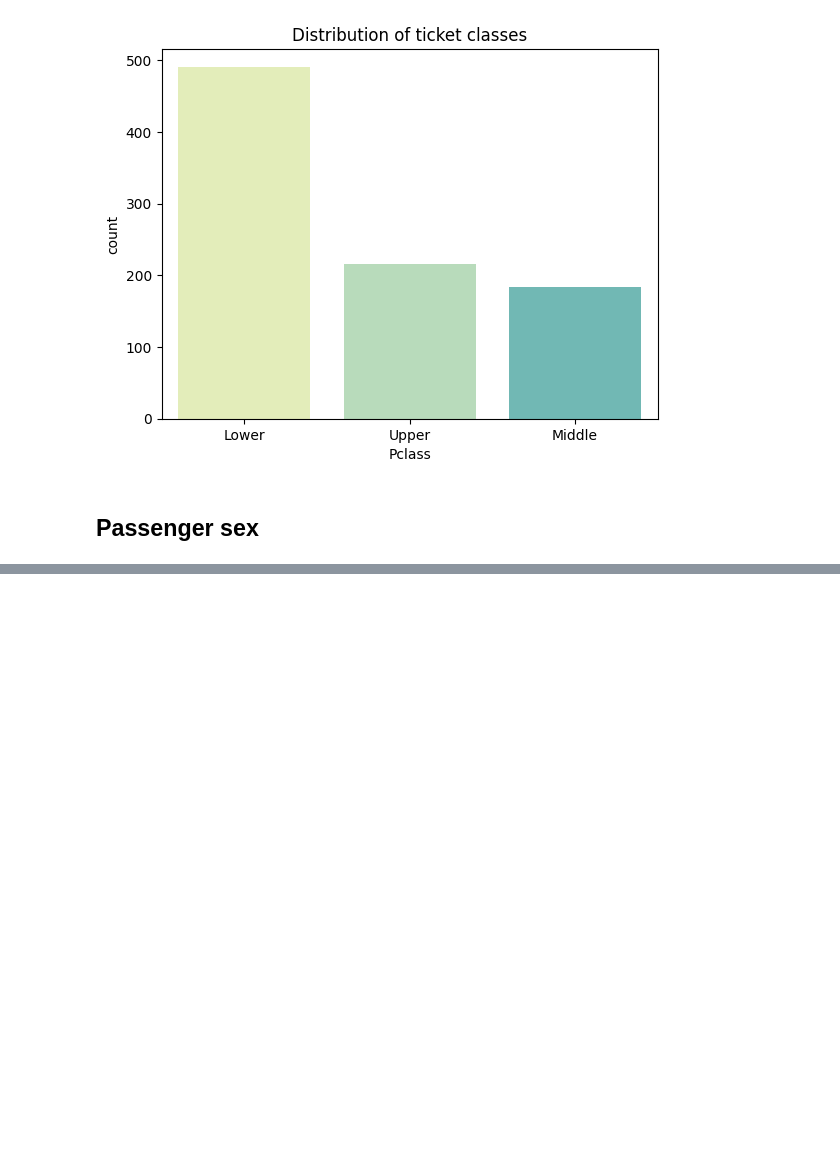
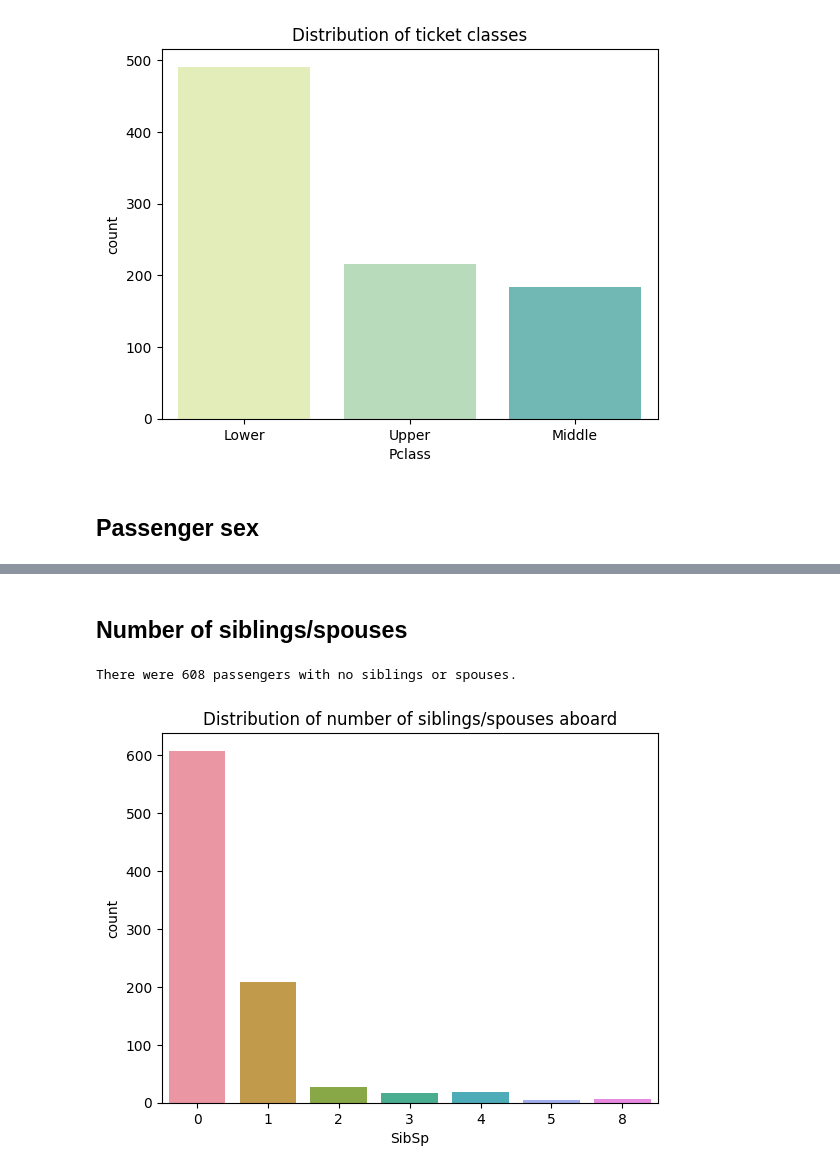
Before and after one commit to UlrikThygePedersen/Machine_Learning_Models, a Jupyter notebook: Models/Kaggle/Titanic - Machine Learning from Disaster/Titanic_Notebook.ipynb, the cells around one changed output, grey strips where cells are left out. Saved outputs shown, nothing was run; the diff lists cells and outputs as text; code cells hidden in the pictures; blank space fills up the shorter version.

```diff
--- a/Models/Kaggle/Titanic - Machine Learning from Disaster/Titanic_Notebook.ipynb
+++ b/Models/Kaggle/Titanic - Machine Learning from Disaster/Titanic_Notebook.ipynb
@@ -187,0 +275,12 @@ np.count_nonzero(df_age < 25)
+# %% [markdown]
+## Number of siblings/spouses
+# %%
+df_sibsp = df_train['SibSp']
+print(f'There were {df_sibsp.value_counts().sort_index()[0]} passengers with no siblings or spouses.')
+
+sns.countplot(x = df_sibsp)
+plt.title('Distribution of number of siblings/spouses aboard')
+plt.show()
+# %% [output]
+There were 608 passengers with no siblings or spouses.
+[figure, added]
```
Also changed, not shown: parts of 23 cells of this notebook.
